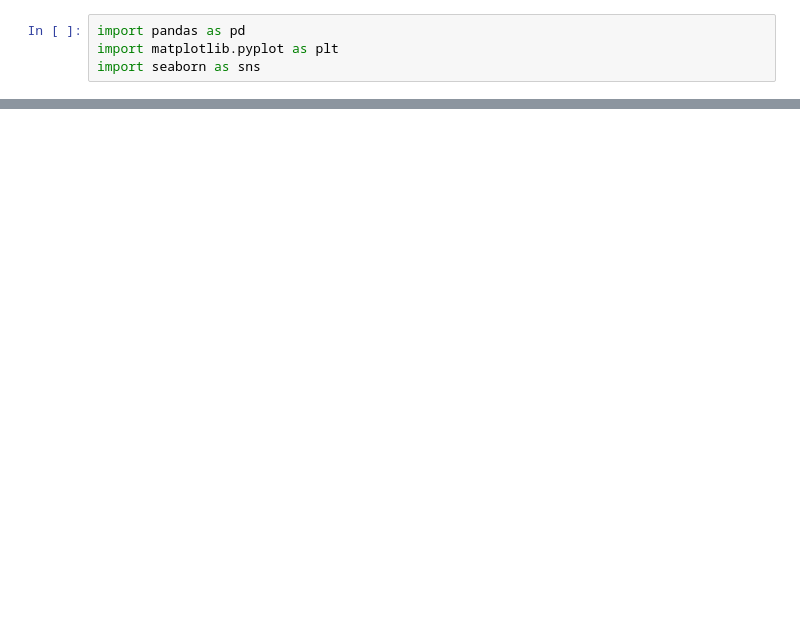
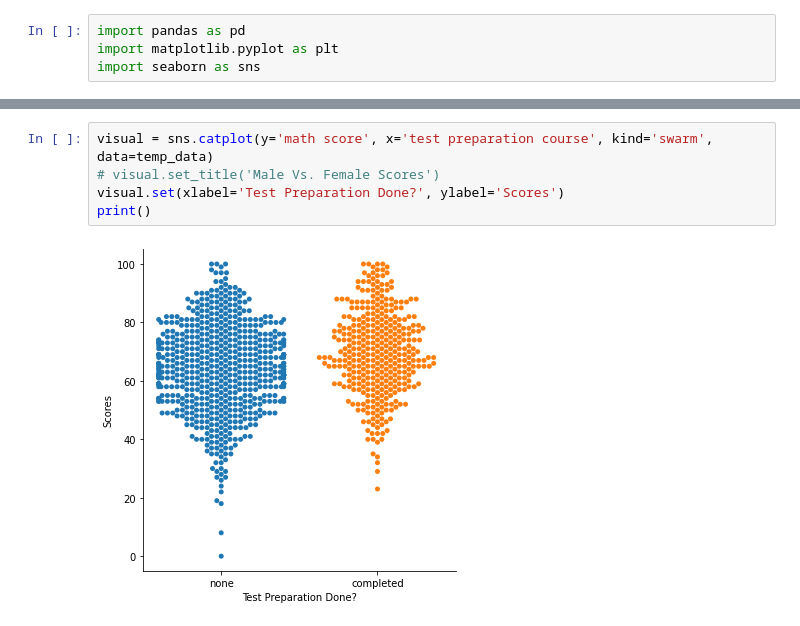
Before and after one commit to NyxofDarkness/data-visualization, a Jupyter notebook: viz-a.ipynb, the cells around one changed output, grey strips where cells are left out. Drawn from its saved outputs; the diff is of its cells as text; blank space fills up the shorter version.

```diff
--- a/viz-a.ipynb
+++ b/viz-a.ipynb
@@ -93,0 +41,7 @@ ValueError: Could not interpret value `sex` for parameter `x`
+# %%
+visual = sns.catplot(y='math score', x='test preparation course', kind='swarm', data=temp_data)
+# visual.set_title('Male Vs. Female Scores')
+visual.set(xlabel='Test Preparation Done?', ylabel='Scores')
+print()
+# %% [output]
+[figure, added]
```
Also changed, not shown: parts of 16 cells of this notebook, 2 other files.
